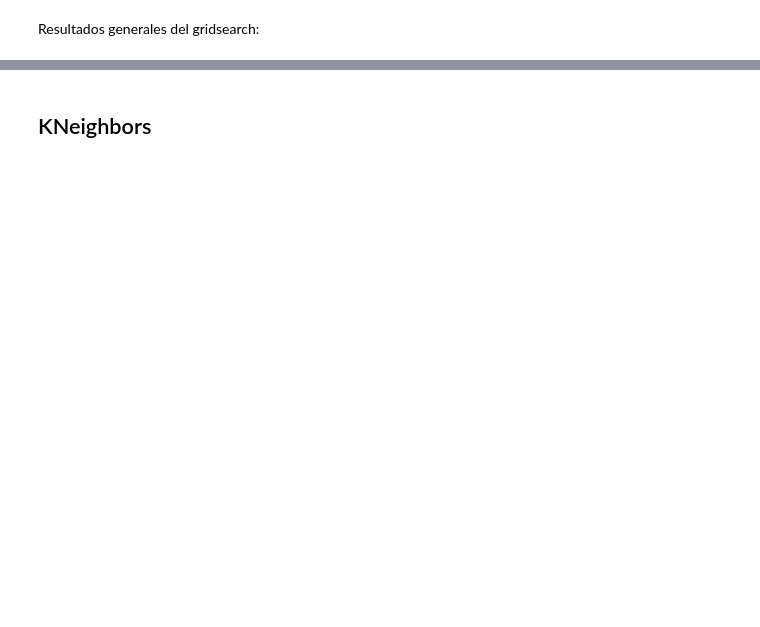
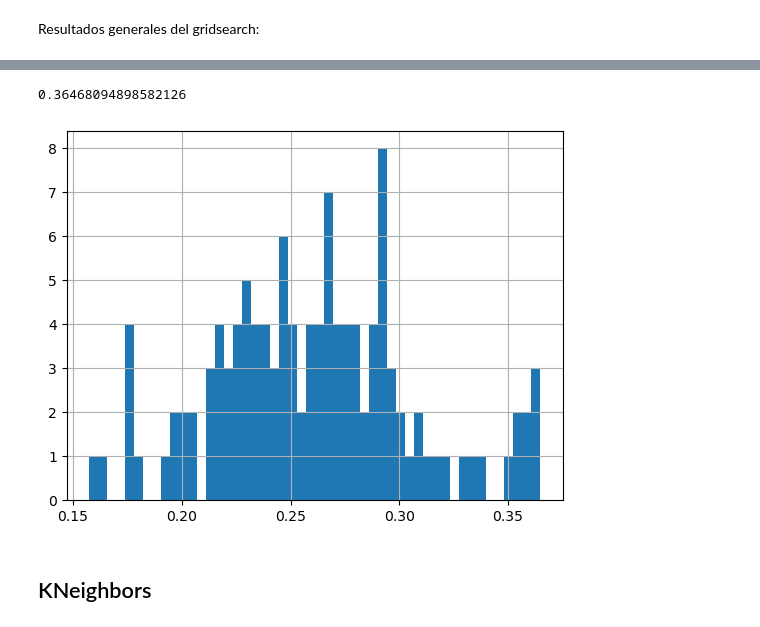
Before and after one commit to camilocarvajalreyes/laboratorios-MDS7202, a Jupyter notebook: Proyecto/gridsearch_clf copy.ipynb, the cells around one changed output, grey strips where cells are left out. Cells and saved outputs as stored; diff of their text form; code cells hidden in the pictures; blank space fills up the shorter version.

Commit message:
Gridsearch MLP resultados

```diff
--- a/Proyecto/gridsearch_clf copy.ipynb
+++ b/Proyecto/gridsearch_clf copy.ipynb
@@ -18,7 +18,7 @@ from sklearn.pipeline import Pipeline
 import pandas as pd
 import re
 # %%
-df_train = pd.read_pickle('train.pickle')[:20]
+df_train = pd.read_pickle('train.pickle')
 # %% [markdown]
 ## DF con BERT integrado
 # %%
@@ -223,18 +223,18 @@ grilla_SV = {
     "selector__percentile": [25, 50, 75, 95, 100],
     "selector__score_func":[f_classif],
     "procesamiento" : [preprocessing, preprocessing_bert, preprocessing_bert_bow, preprocessing_bow],
-    "procesamiento__BoC-cat__min_df" : [0.05, 0.075],
-    "procesamiento__BoC-genres__min_df" : [0.05, 0.075],
-    "procesamiento__BoC-tags__min_df" : [0.05, 0.075],
-    "procesamiento__BoC-dev__min_df" : [2, 5],
-    "procesamiento__BoC-pub__min_df" : [2, 5],
+    "procesamiento__BoC-cat__min_df" : [0.05],
+    "procesamiento__BoC-genres__min_df" : [0.05],
+    "procesamiento__BoC-tags__min_df" : [0.05],
+    "procesamiento__BoC-dev__min_df" : [2],
+    "procesamiento__BoC-pub__min_df" : [2],
 }
 
 gs_SV = HalvingGridSearchCV(
     pipeline,
     grilla_SV,
     scoring = 'f1_weighted',
-    n_jobs=5,
+    n_jobs=-1,
     verbose = 0,
     random_state = 0,
     error_score = 0
@@ -269,5 +353,11 @@ pd.DataFrame(gs_SV.cv_results_)
 # %%
 pd.DataFrame(gs_SV.cv_results_)['mean_test_score'].max()
+# %% [output]
+0.36468094898582126
+# %%
+pd.DataFrame(gs_SV.cv_results_)['mean_test_score'].hist(bins=50);
+# %% [output]
+[figure, added]
 # %% [markdown]
 ## KNeighbors
 # %%
```
Also changed, not shown: parts of 31 cells of this notebook, 2 other files.
